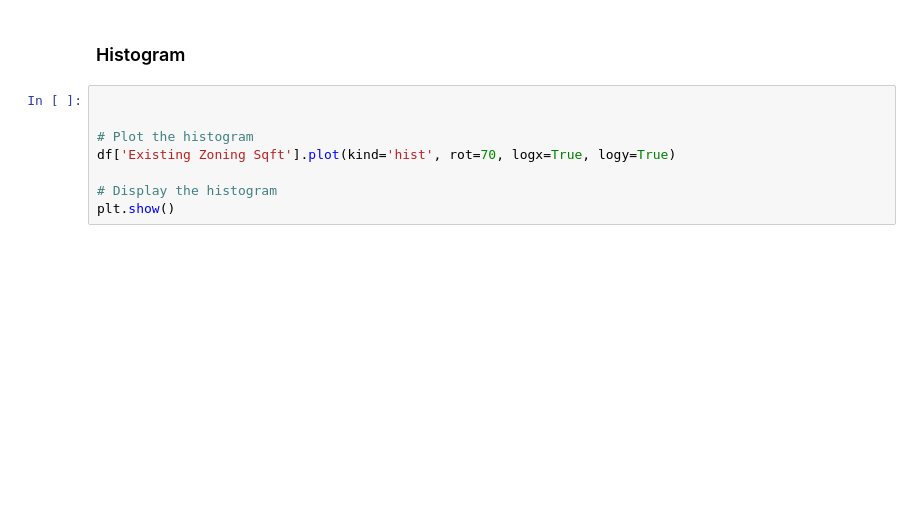
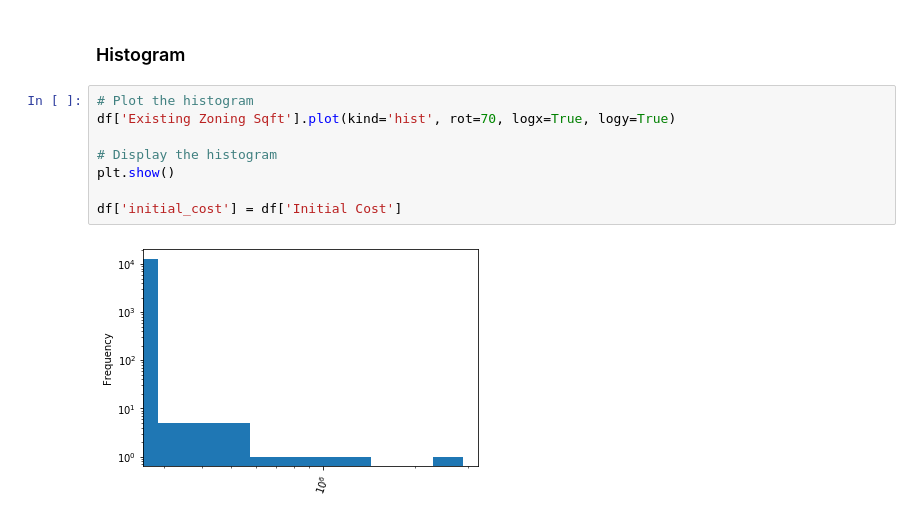
Before and after one commit to blaktai/notebooks, a Jupyter notebook: pandas/cleaning/cleaning.ipynb, the cells around one changed output. Drawn from its saved outputs; the diff is of its cells as text; blank space fills up the shorter version.

```diff
--- a/pandas/cleaning/cleaning.ipynb
+++ b/pandas/cleaning/cleaning.ipynb
@@ -96,10 +98,12 @@ Name: Site Fill, dtype: int64
 # %% [markdown]
 ### Histogram
 # %%
-
-
 # Plot the histogram
 df['Existing Zoning Sqft'].plot(kind='hist', rot=70, logx=True, logy=True)
 
 # Display the histogram
 plt.show()
+
+df['initial_cost'] = df['Initial Cost']
+# %% [output]
+[figure, added]
```
Also changed, not shown: parts of 5 cells of this notebook.
